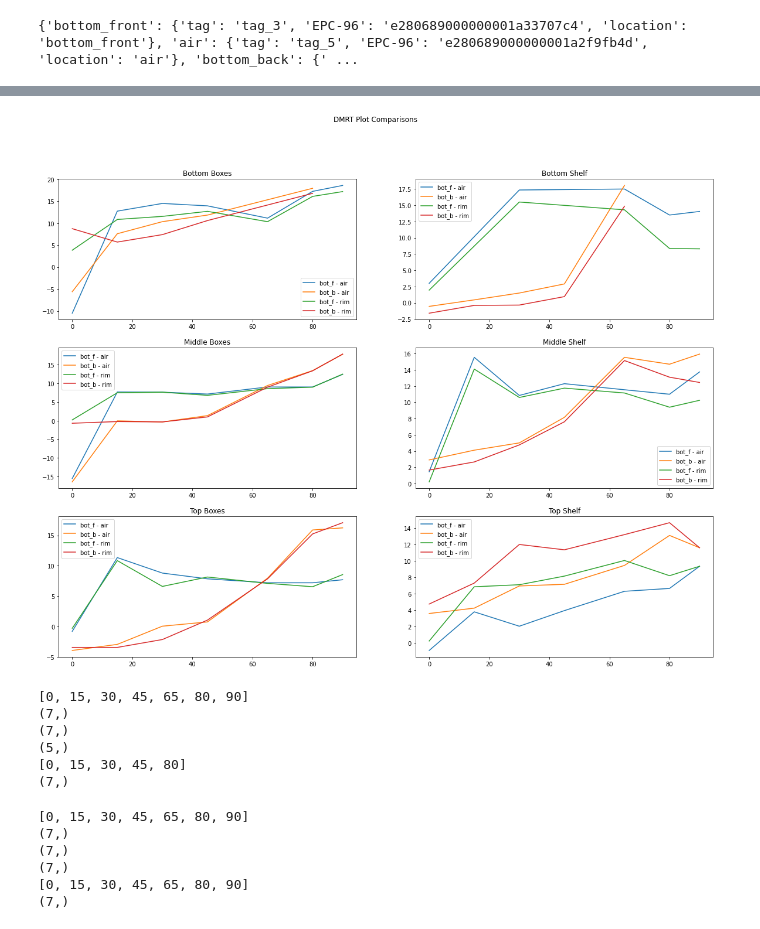
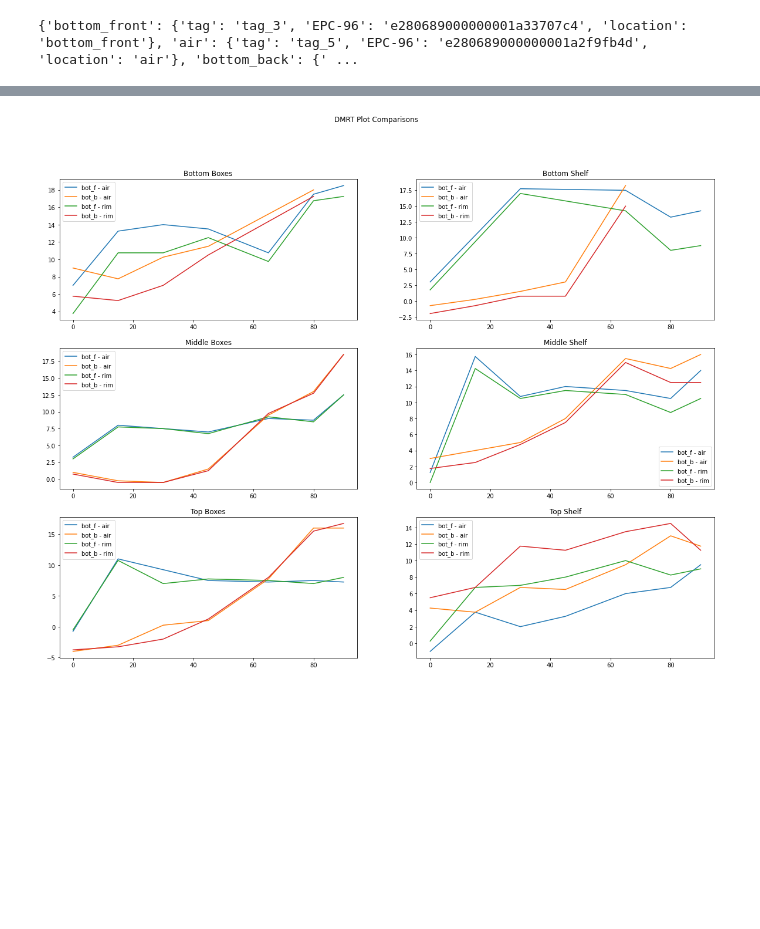
Before and after one commit to Rashmil-1999/smart_garden_rpi, a Jupyter notebook: src/viz.ipynb, the cells around one changed output, grey strips where cells are left out. Cells and saved outputs as stored; diff of their text form; code cells hidden in the pictures; blank space fills up the shorter version.

Commit message:
added dmrt for new config

```diff
--- a/src/viz.ipynb
+++ b/src/viz.ipynb
@@ -183,24 +229,13 @@ def plot_rssi(position: str) -> Tuple[List[float], List[float], List[float]]:
 compiled_rssi_readings: Dict[str, dict] = defaultdict(dict)
 
 for key in keys:
-    rssi_readings: tuple = plot_rssi(key)
-    rssi_ys: np.ndarray = np.array(rssi_readings[0])
-    peak_rssi_ys: np.ndarray = np.array(rssi_readings[1])
-    mrt_ys: Dict[str, np.ndarray] = rssi_readings[2]
-    mrt_xs: Dict[str, List[int]] = rssi_readings[3]
+    rssi_readings: tuple = plot_rssi(key, tag_list, complete_data_new, xs)
+    rssi_ys: np.ndarray = rssi_readings[0]
+    mrt_ys: Dict[str, dict] = rssi_readings[1]
+    mrt_xs: Dict[str, List[int]] = rssi_readings[2]
     compiled_rssi_readings[key] = {
         "rssi": rssi_ys,
-        "peak_rssi": peak_rssi_ys,
         "mrt": mrt_ys,
         "mrt_xs": mrt_xs
     }
-# print("Bottom")
-# plot_rssi("bottom_boxes")
-# plot_rssi("bottom_shelf")
-# print("Mid")
-# plot_rssi("mid_boxes")
-# plot_rssi("mid_shelf")
-# print("Top")
-# plot_rssi("top_boxes")
-# plot_rssi("top_shelf")
 # %% [output]
@@ -255,17 +303,8 @@ mrt_shelf_positions_xs = [
 # %%
-def plot_dmrts(mrt_boxes_ys, mrt_shelf_ys, mrt_boxes_xs, mrt_shelf_xs):
-    _, axes = plt.subplots(3,2, figsize=(20,15))
-    tag_locs = [
-        ("bottom_front", "air", "bot_f - air"),
-        ("bottom_back", "air", "bot_b - air"),
-        ("bottom_front", "rim", "bot_f - rim"),
-        ("bottom_back", "rim", "bot_b - rim"),
-    ]
-    positions = [
-        "Bottom {}",
-        "Middle {}",
-        "Top {}",
-    ]
+def plot_dmrts(mrt_boxes_ys, mrt_boxes_xs, tag_locs, positions, mrt_shelf_ys, mrt_shelf_xs):
+    num_plots = len(mrt_boxes_ys)
+    _, axes = plt.subplots(num_plots,2, figsize=(20,15))
+
     i = 0
     for box_ys, shelf_ys, box_xs, shelf_xs in zip(mrt_boxes_ys, mrt_shelf_ys, mrt_boxes_xs, mrt_shelf_xs):
         # boxes first
@@ -310,40 +349,6 @@ def plot_dmrts(mrt_boxes_ys, mrt_shelf_ys, mrt_boxes_xs, mrt_shelf_xs):
 
     plt.suptitle("DMRT Plot Comparisons")
 # %%
-plot_dmrts(mrt_boxes_positions_ys, mrt_shelf_positions_ys, mrt_boxes_positions_xs, mrt_shelf_positions_xs)
+plot_dmrts(mrt_boxes_positions_ys, mrt_boxes_positions_xs, tag_locs, positions, mrt_shelf_positions_ys, mrt_shelf_positions_xs)
 # %% [output]
-[figure, old version]
+[figure, new version]
-# %%
-print(xs)
-print(bottom_boxes_mrt[tag_info["air"]["EPC-96"]].shape)
-
-print(bottom_boxes_mrt[tag_info["bottom_front"]["EPC-96"]].shape)
-
-print(bottom_boxes_mrt[tag_info["bottom_back"]["EPC-96"]].shape)
-print(bottom_boxes_mrt_xs[tag_info["bottom_back"]["EPC-96"]])
-
-print(bottom_boxes_mrt[tag_info["rim"]["EPC-96"]].shape)
-# %% [output]
-[0, 15, 30, 45, 65, 80, 90]
-(7,)
-(7,)
-(5,)
-[0, 15, 30, 45, 80]
-(7,)
-# %%
-print(xs)
-print(mid_boxes_mrt[tag_info["air"]["EPC-96"]].shape)
-
-print(mid_boxes_mrt[tag_info["bottom_front"]["EPC-96"]].shape)
-
-print(mid_boxes_mrt[tag_info["bottom_back"]["EPC-96"]].shape)
-print(mid_boxes_mrt_xs[tag_info["bottom_back"]["EPC-96"]])
-
-print(mid_boxes_mrt[tag_info["rim"]["EPC-96"]].shape)
-# %% [output]
-[0, 15, 30, 45, 65, 80, 90]
-(7,)
-(7,)
-(7,)
-[0, 15, 30, 45, 65, 80, 90]
-(7,)
```
Also changed, not shown: parts of 29 cells of this notebook.
